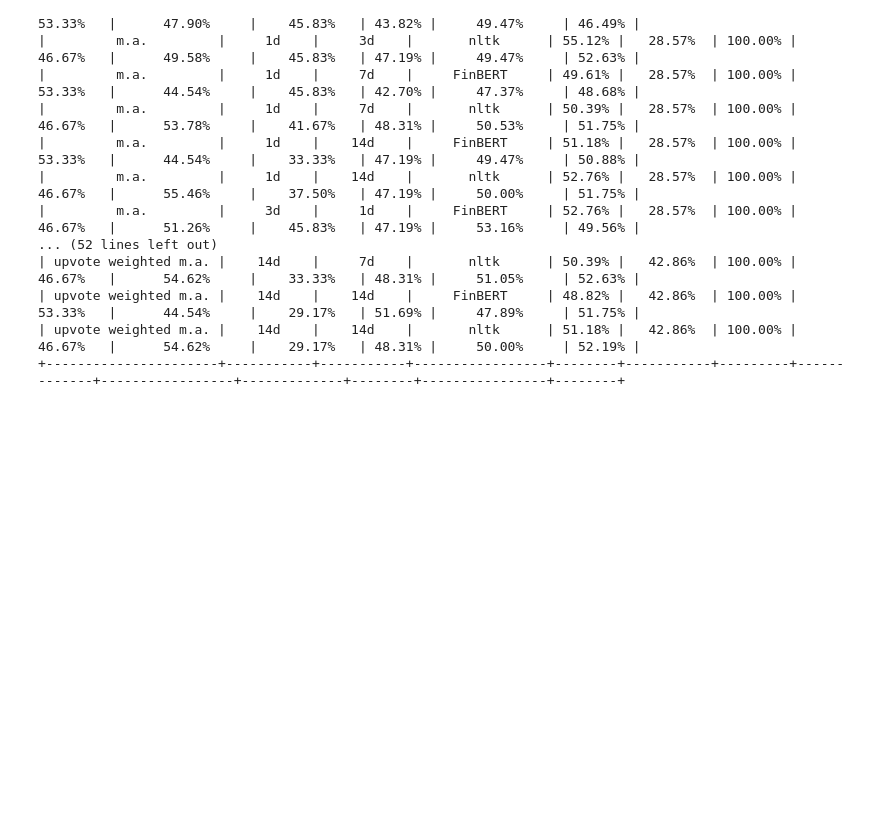
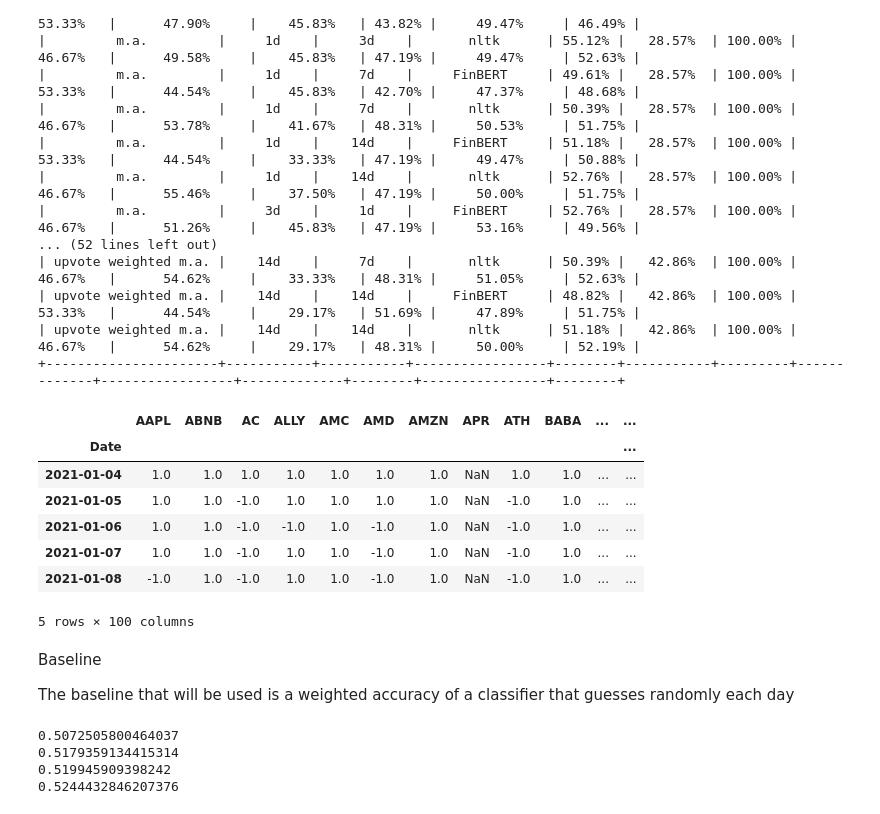
Before and after one commit to ErikLundin98/text_mining_reddit, a Jupyter notebook: 4_sentiment_stock_prediction.ipynb, the cells around one changed output. Drawn from its saved outputs; the diff is of its cells as text; code cells hidden in the pictures; blank space fills up the shorter version.

Commit message:
baseline methods

```diff
--- a/4_sentiment_stock_prediction.ipynb
+++ b/4_sentiment_stock_prediction.ipynb
@@ -338,3 +341,43 @@ print(cv_scores_per_stock_table(cv_scores_per_stock, 'AMZN'))
 | upvote weighted m.a. |    14d    |    14d    |     FinBERT     | 48.82% |   42.86%  | 100.00% |    53.33%   |      44.54%     |    29.17%   | 51.69% |     47.89%     | 51.75% |
 | upvote weighted m.a. |    14d    |    14d    |       nltk      | 51.18% |   42.86%  | 100.00% |    46.67%   |      54.62%     |    29.17%   | 48.31% |     50.00%     | 52.19% |
 +----------------------+-----------+-----------+-----------------+--------+-----------+---------+-------------+-----------------+-------------+--------+----------------+--------+
+# %%
+# Baseline for comparison
+
+#price_labels_1d
+#price_labels_3d
+#price_labels_7d
+price_labels_14d.head()
+# %% [output]
+|  | AAPL | ABNB | AC | ALLY | AMC | AMD | AMZN | APR | ATH | BABA | ... | ... |
+| Date |  |  |  |  |  |  |  |  |  |  |  | ... |
+| 2021-01-04 | 1.0 | 1.0 | 1.0 | 1.0 | 1.0 | 1.0 | 1.0 | NaN | 1.0 | 1.0 | ... | ... |
+| 2021-01-05 | 1.0 | 1.0 | -1.0 | 1.0 | 1.0 | 1.0 | 1.0 | NaN | -1.0 | 1.0 | ... | ... |
+| 2021-01-06 | 1.0 | 1.0 | -1.0 | -1.0 | 1.0 | -1.0 | 1.0 | NaN | -1.0 | 1.0 | ... | ... |
+| 2021-01-07 | 1.0 | 1.0 | -1.0 | 1.0 | 1.0 | -1.0 | 1.0 | NaN | -1.0 | 1.0 | ... | ... |
+| 2021-01-08 | -1.0 | 1.0 | -1.0 | 1.0 | 1.0 | -1.0 | 1.0 | NaN | -1.0 | 1.0 | ... | ... |
+5 rows × 100 columns
+# %% [markdown]
+Baseline
+
+The baseline that will be used is a weighted accuracy of a classifier that guesses randomly each day
+# %%
+import numpy as np
+used_stocks = stocks_in_series(reddit_df['stock'])
+
+for labels in [price_labels_1d, price_labels_3d, price_labels_7d, price_labels_14d]:
+    n = 0
+    correct = 0
+    for stock in used_stocks:
+        prices = labels[stock].dropna()
+        guesses = 1#np.random.choice((1.0, -1.0), size=len(prices))
+        correct += (prices == guesses).sum()
+        n += len(prices)
+
+
+    print(correct/n)
+# %% [output]
+0.5072505800464037
+0.5179359134415314
+0.519945909398242
+0.5244432846207376
```
Also changed, not shown: parts of 1 cell of this notebook, 1 other file.
